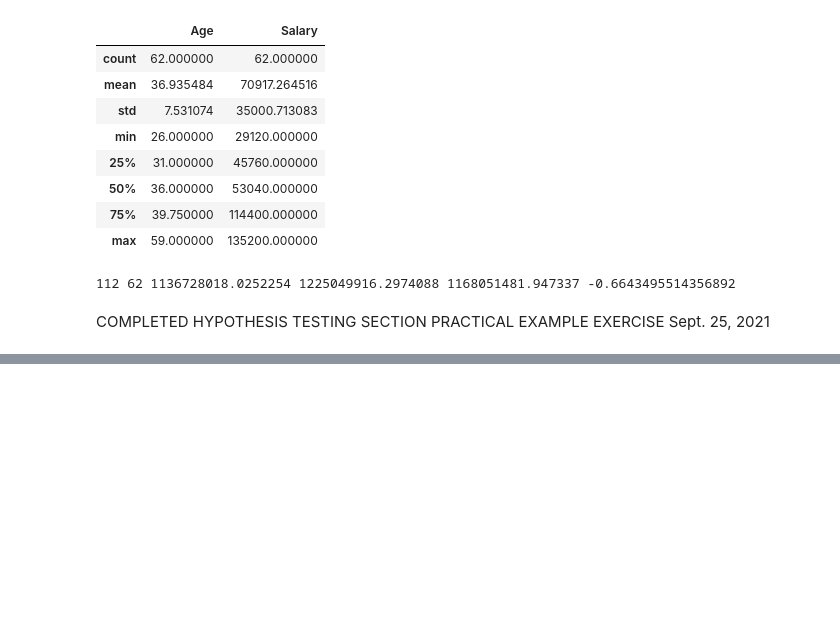
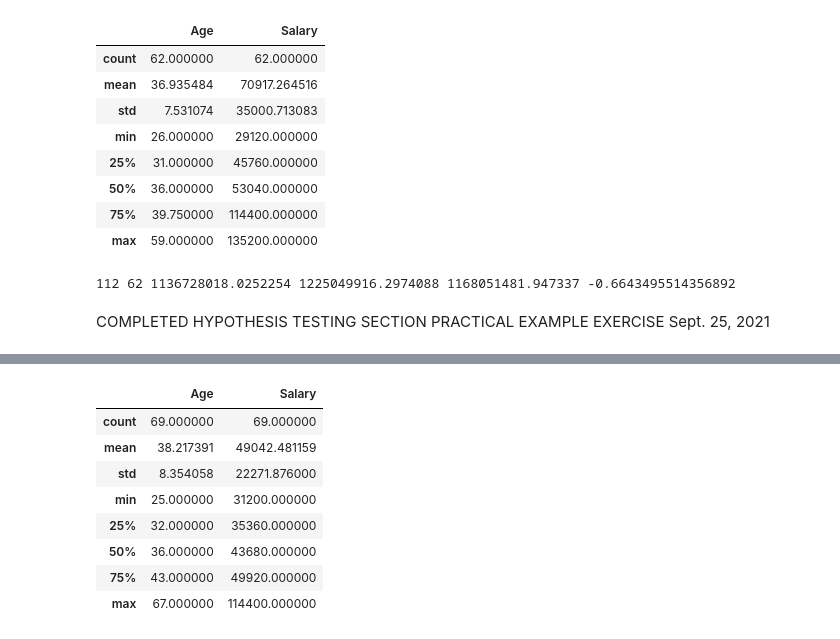
Before and after one commit to Malcolm206/UDEMY_BI_ANALYST, a Jupyter notebook: Untitled.ipynb, the cells around one changed output, grey strips where cells are left out. Drawn from its saved outputs; the diff is of its cells as text; code cells hidden in the pictures; blank space fills up the shorter version.

```diff
--- a/Untitled.ipynb
+++ b/Untitled.ipynb
@@ -1003,0 +1034,12 @@ COMPLETED HYPOTHESIS TESTING SECTION PRACTICAL EXAMPLE EXERCISE Sept. 25, 2021
+# %%
+pr_dataw_4_10.describe()
+# %% [output]
+|  | Age | Salary |
+| count | 69.000000 | 69.000000 |
+| mean | 38.217391 | 49042.481159 |
+| std | 8.354058 | 22271.876000 |
+| min | 25.000000 | 31200.000000 |
+| 25% | 32.000000 | 35360.000000 |
+| 50% | 36.000000 | 43680.000000 |
+| 75% | 43.000000 | 49920.000000 |
+| max | 67.000000 | 114400.000000 |
```
Also changed, not shown: parts of 8 cells of this notebook.
